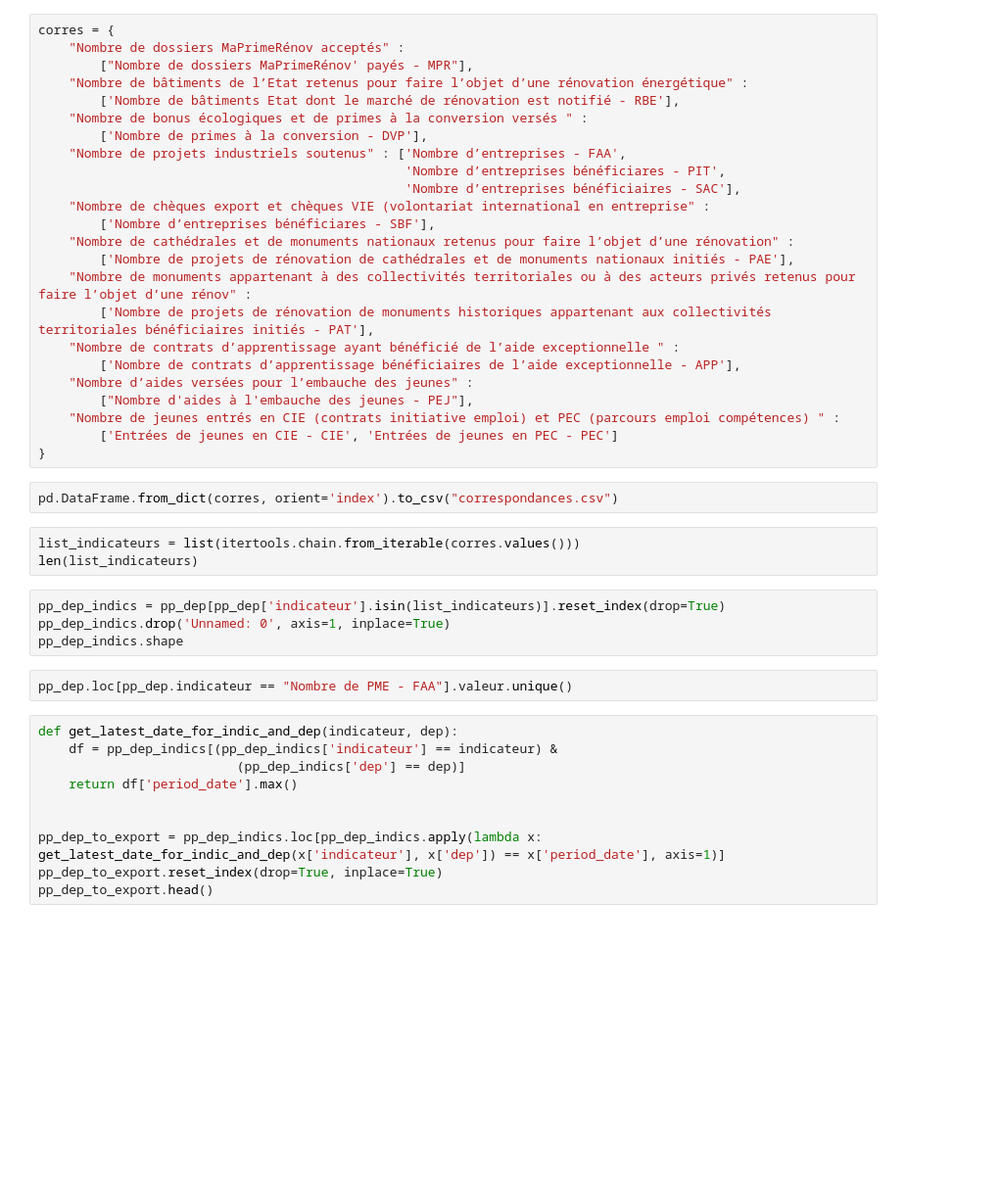
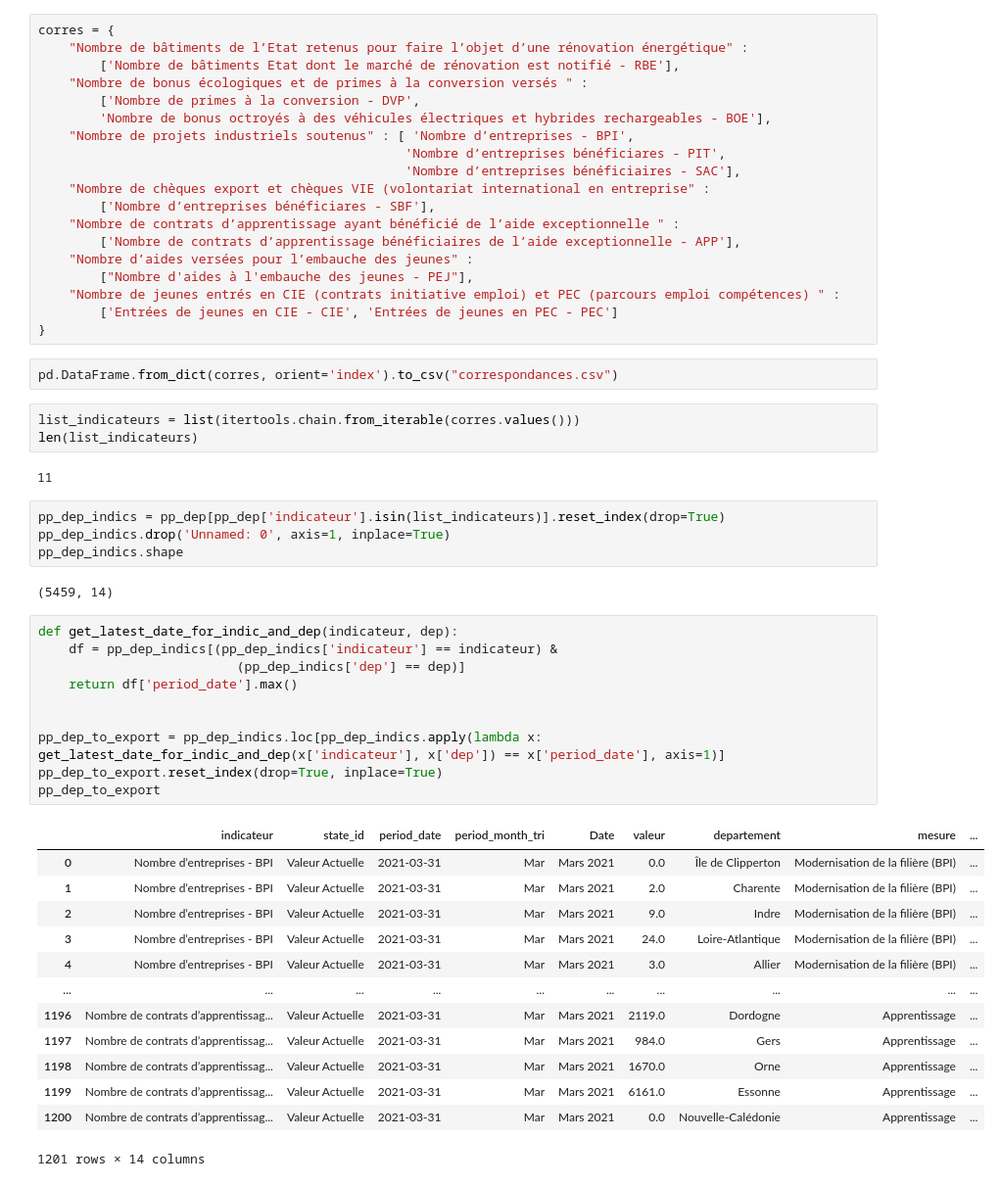
Before and after one commit to 139bercy/propilot2pdf, a Jupyter notebook: export_csv.ipynb, the cells around one changed output. Shown at 98% size. Saved outputs shown, nothing was run; the diff lists cells and outputs as text; blank space fills up the shorter version.

```diff
--- a/export_csv.ipynb
+++ b/export_csv.ipynb
@@ -12,20 +35,15 @@ pp_dep.indicateur.unique()
 # %%
 corres = {
-    "Nombre de dossiers MaPrimeRénov acceptés" :
-        ["Nombre de dossiers MaPrimeRénov' payés - MPR"],
     "Nombre de bâtiments de l’Etat retenus pour faire l’objet d’une rénovation énergétique" :
         ['Nombre de bâtiments Etat dont le marché de rénovation est notifié - RBE'],
     "Nombre de bonus écologiques et de primes à la conversion versés " :
-        ['Nombre de primes à la conversion - DVP'],
-    "Nombre de projets industriels soutenus" : ['Nombre d’entreprises - FAA',
+        ['Nombre de primes à la conversion - DVP',
+        'Nombre de bonus octroyés à des véhicules électriques et hybrides rechargeables - BOE'],
+    "Nombre de projets industriels soutenus" : [ 'Nombre d’entreprises - BPI',
                                                 'Nombre d’entreprises bénéficiares - PIT',
                                                 'Nombre d’entreprises bénéficiaires - SAC'],
     "Nombre de chèques export et chèques VIE (volontariat international en entreprise" :
         ['Nombre d’entreprises bénéficiares - SBF'],
-    "Nombre de cathédrales et de monuments nationaux retenus pour faire l’objet d’une rénovation" :
-        ['Nombre de projets de rénovation de cathédrales et de monuments nationaux initiés - PAE'],
-    "Nombre de monuments appartenant à des collectivités territoriales ou à des acteurs privés retenus pour faire l’objet d’une rénov" :
-        ['Nombre de projets de rénovation de monuments historiques appartenant aux collectivités territoriales bénéficiaires initiés - PAT'],
     "Nombre de contrats d’apprentissage ayant bénéficié de l’aide exceptionnelle " :
         ['Nombre de contrats d’apprentissage bénéficiaires de l’aide exceptionnelle - APP'],
     "Nombre d’aides versées pour l’embauche des jeunes" :
@@ -38,22 +56,38 @@ pd.DataFrame.from_dict(corres, orient='index').to_csv("correspondances.csv")
 # %%
 list_indicateurs = list(itertools.chain.from_iterable(corres.values()))
 len(list_indicateurs)
+# %% [output]
+11
 # %%
 pp_dep_indics = pp_dep[pp_dep['indicateur'].isin(list_indicateurs)].reset_index(drop=True)
 pp_dep_indics.drop('Unnamed: 0', axis=1, inplace=True)
 pp_dep_indics.shape
+# %% [output]
+(5459, 14)
-# %%
-pp_dep.loc[pp_dep.indicateur == "Nombre de PME - FAA"].valeur.unique()
 # %%
 def get_latest_date_for_indic_and_dep(indicateur, dep):
     df = pp_dep_indics[(pp_dep_indics['indicateur'] == indicateur) &
                           (pp_dep_indics['dep'] == dep)]
     return df['period_date'].max()
 
 
 pp_dep_to_export = pp_dep_indics.loc[pp_dep_indics.apply(lambda x: get_latest_date_for_indic_and_dep(x['indicateur'], x['dep']) == x['period_date'], axis=1)]
 pp_dep_to_export.reset_index(drop=True, inplace=True)
-pp_dep_to_export.head()
+pp_dep_to_export
+# %% [output]
+|  | indicateur | state_id | period_date | period_month_tri | Date | valeur | departement | mesure | ... |
+| 0 | Nombre d’entreprises - BPI | Valeur Actuelle | 2021-03-31 | Mar | Mars 2021 | 0.0 | Île de Clipperton | Modernisation de la filière (BPI) | ... |
+| 1 | Nombre d’entreprises - BPI | Valeur Actuelle | 2021-03-31 | Mar | Mars 2021 | 2.0 | Charente | Modernisation de la filière (BPI) | ... |
+| 2 | Nombre d’entreprises - BPI | Valeur Actuelle | 2021-03-31 | Mar | Mars 2021 | 9.0 | Indre | Modernisation de la filière (BPI) | ... |
+| 3 | Nombre d’entreprises - BPI | Valeur Actuelle | 2021-03-31 | Mar | Mars 2021 | 24.0 | Loire-Atlantique | Modernisation de la filière (BPI) | ... |
+| 4 | Nombre d’entreprises - BPI | Valeur Actuelle | 2021-03-31 | Mar | Mars 2021 | 3.0 | Allier | Modernisation de la filière (BPI) | ... |
+| ... | ... | ... | ... | ... | ... | ... | ... | ... | ... |
+| 1196 | Nombre de contrats d’apprentissag... | Valeur Actuelle | 2021-03-31 | Mar | Mars 2021 | 2119.0 | Dordogne | Apprentissage | ... |
+| 1197 | Nombre de contrats d’apprentissag... | Valeur Actuelle | 2021-03-31 | Mar | Mars 2021 | 984.0 | Gers | Apprentissage | ... |
+| 1198 | Nombre de contrats d’apprentissag... | Valeur Actuelle | 2021-03-31 | Mar | Mars 2021 | 1670.0 | Orne | Apprentissage | ... |
+| 1199 | Nombre de contrats d’apprentissag... | Valeur Actuelle | 2021-03-31 | Mar | Mars 2021 | 6161.0 | Essonne | Apprentissage | ... |
+| 1200 | Nombre de contrats d’apprentissag... | Valeur Actuelle | 2021-03-31 | Mar | Mars 2021 | 0.0 | Nouvelle-Calédonie | Apprentissage | ... |
+1201 rows × 14 columns
 # %%
 export = pd.pivot_table(pp_dep_to_export, columns=['dep'], index=['mesure', 'indicateur'])
 export.columns = export.columns.get_level_values(1)
```
Also changed, not shown: parts of 26 cells of this notebook.
